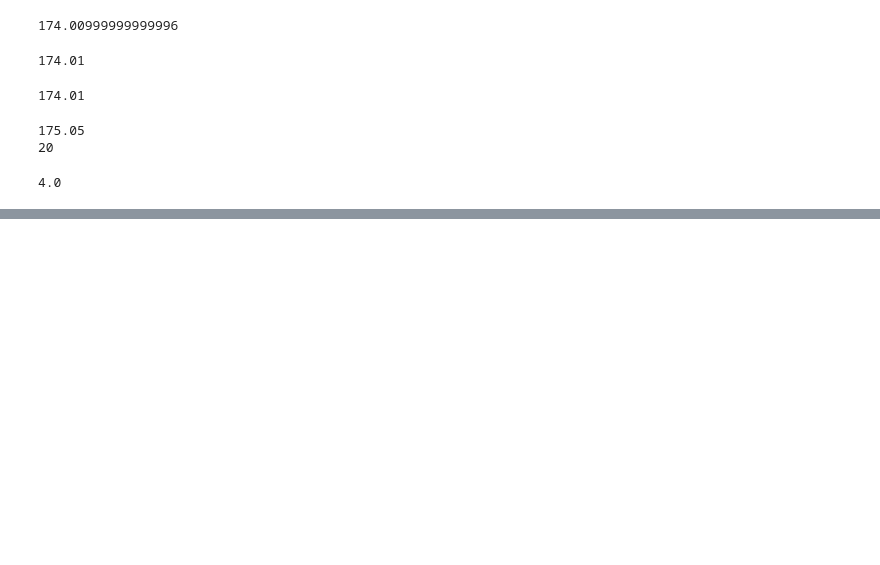
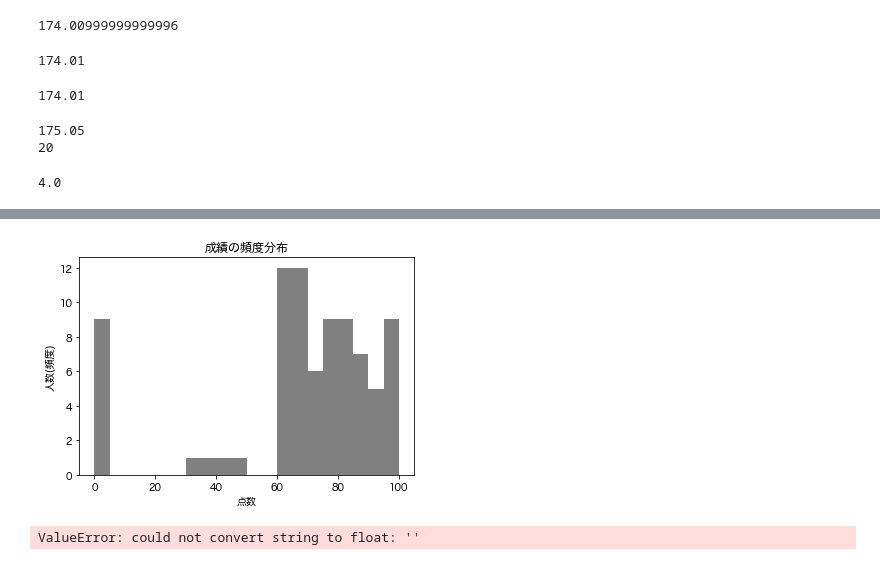
Before and after one commit to Yuta-141/python_statistics, a Jupyter notebook: chapter03.ipynb, the cells around one changed output, grey strips where cells are left out. Drawn from its saved outputs; the diff is of its cells as text; code cells hidden in the pictures; blank space fills up the shorter version.

Commit message:
done chapter3 (sometime I'll try to make program that can read csv read file )

```diff
--- a/chapter03.ipynb
+++ b/chapter03.ipynb
@@ -36,0 +54,30 @@ ModuleNotFoundError: No module named 'scipy'
+# %%
+import numpy as np
+import matplotlib.pyplot as plt
+import matplotlib as mpl
+mpl.rcParams['font.family'] = 'Hiragino Maru Gothic Pro'
+x = [0,95,60,30,0,60,67,67,65,80,100,91,0,0,83,67,90,91,73,61,74,99,
+     44,75,98,68,69,79,95,87,87,60,78,100,0,63,72,75,79,69,60,78,100,0,63,72,75,79,
+    69,60,83,83,65,80,73,85,0,60,
+    80,60,92,99,81,66,48,83,97,68,
+    77,89,0,89,0,62,88,37,87,93,60,83,71,65]
+plt.hist(x, bins=20, color='gray')
+plt.title('成績の頻度分布')
+plt.xlabel('点数')
+plt.ylabel('人数(頻度)')
+plt.show()
+# %% [output]
+[figure, added]
+# %%
+import numpy as np
+import matplotlib.pyplot as plt
+
+x = np.loadtxt('seiseki.csv',delimiter=",") # read data from csv file
+
+plt.hist(x,bins=20,color='white')
+plt.title('成績の頻度分布')
+plt.xlabel('点数')
+plt.ylabel('人数(頻度)')
+plt.show()
+# %% [output]
+ValueError: could not convert string to float: ''
```
Also changed, not shown: parts of 5 cells of this notebook, 1 other file.
